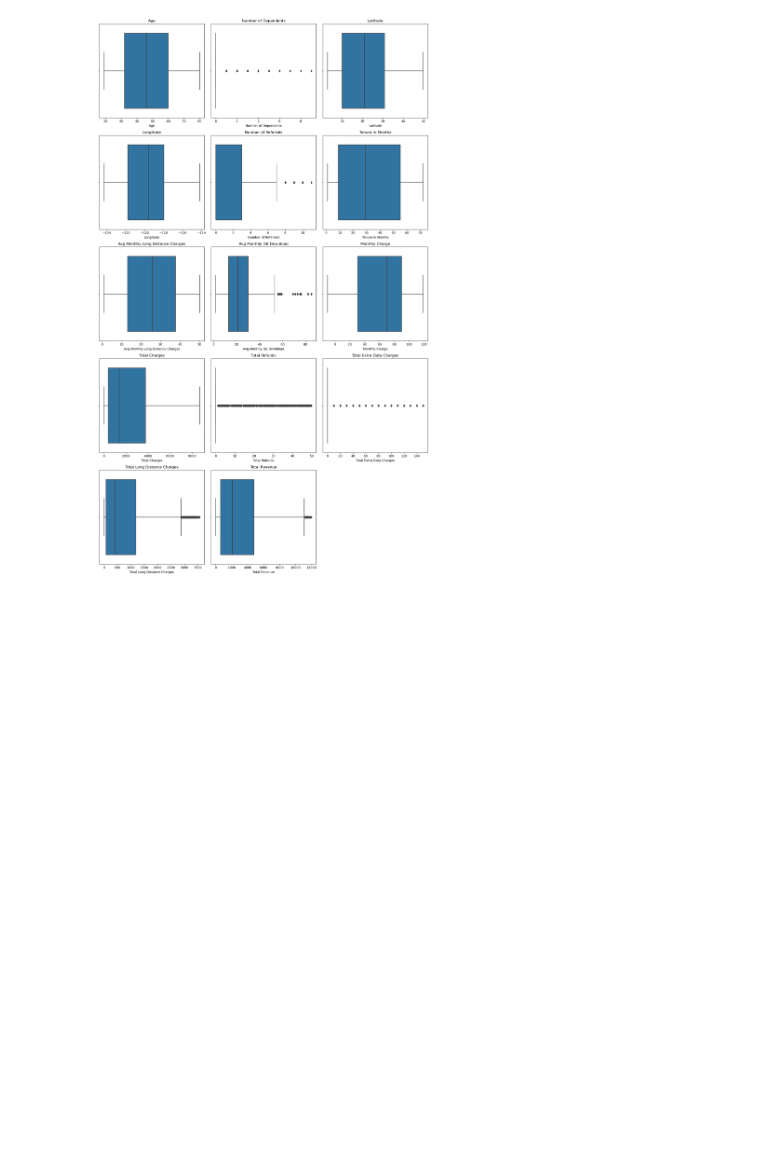
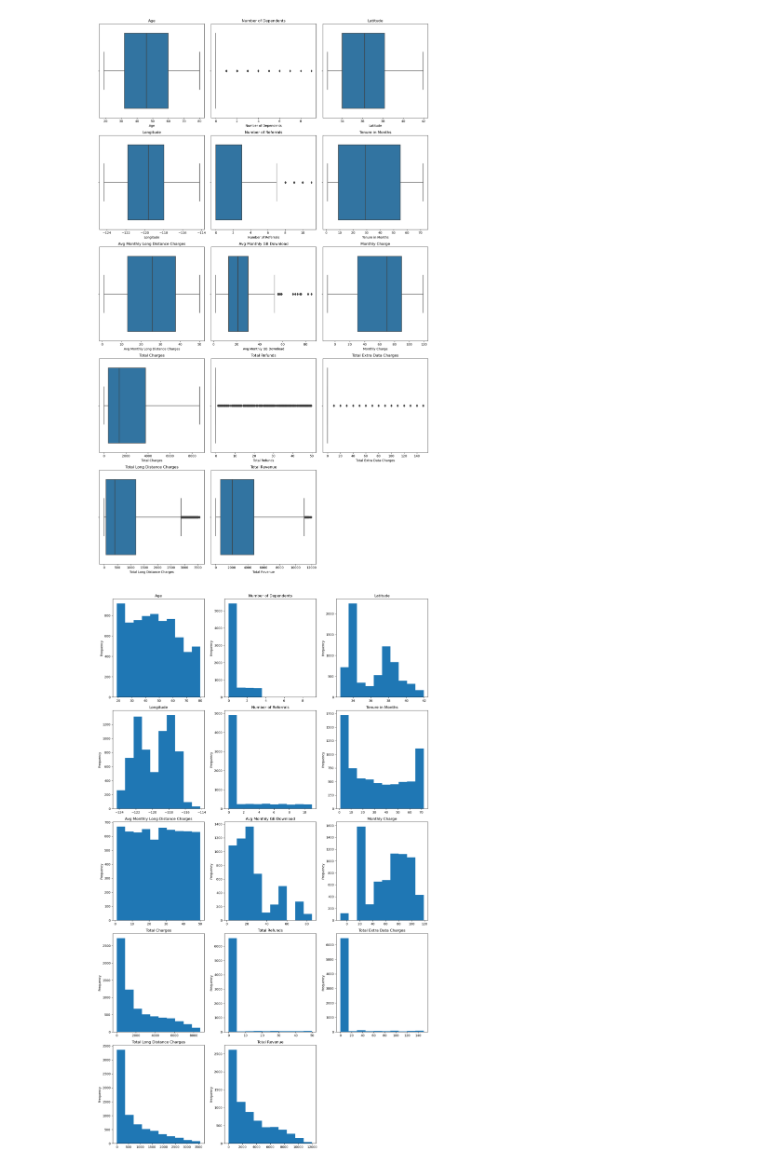
Before and after one commit to Sahilkhan-34/Exploratory_data_analysis_EDA, a Jupyter notebook: Telecom_Customer_Churn/Telecom_Customer_Churn_Prediction.ipynb, the cells around one changed output. Cells and saved outputs as stored; diff of their text form; code cells hidden in the pictures; blank space fills up the shorter version.

```diff
--- a/Telecom_Customer_Churn/Telecom_Customer_Churn_Prediction.ipynb
+++ b/Telecom_Customer_Churn/Telecom_Customer_Churn_Prediction.ipynb
@@ -209,27 +215,52 @@ plt.show()
 # %%
-# Get the names of all columns with data type 'int' or 'float'
-num_vars = df.select_dtypes(include=['int', 'float']).columns.tolist()
+# create a figure with subplot
 
-# Create a figure with subplots
-num_cols = len(num_vars)
-num_rows = (num_cols + 2) // 3
-fig, axs = plt.subplots(nrows=num_rows, ncols=3, figsize=(15, 5*num_rows))
+num_cols = len(numerical_cols)
+ncol = 3
+nrow = (num_cols + ncol) // ncol
+fig, axs = plt.subplots( nrows=nrow , ncols=ncol, figsize=(15,5*nrow))
 axs = axs.flatten()
 
-# Create a box plot for each numerical variable using Seaborn
-for i, var in enumerate(num_vars):
+# create Box plot for each numerical columns
+for i, var in enumerate(numerical_cols):
     sns.boxplot(x=df[var], ax=axs[i])
     axs[i].set_title(var)
 
-# Remove any extra empty subplots if needed
+# Removing extra columns
 if num_cols < len(axs):
     for i in range(num_cols, len(axs)):
         fig.delaxes(axs[i])
 
-# Adjust spacing between subplots
+# Adjust the spaceing between subplot
 fig.tight_layout()
 
 # Show plot
 plt.show()
 # %% [output]
 [figure]
+# %%
+# Create a figure with subplots
+num_cols = len(numerical_cols)
+ncol = 3
+nrow = (num_cols + ncol) // ncol
+fig, axs = plt.subplots(nrows=nrow, ncols=ncol, figsize=(15,5*nrow))
+axs = axs.flatten()
+
+# Create histogram for all numerical columns
+for i, var in enumerate(numerical_cols):
+    df[var].plot.hist(ax=axs[i])
+    #sns.histplot(data=df, x=var, ax=axs[i])
+    axs[i].set_title(var)
+
+# Remove Extra subplots
+if num_cols < len(axs):
+    for i in range(num_cols, len(axs)):
+        fig.delaxes(axs[i])
+
+# Adjust spacing between subplots
+fig.tight_layout()
+
+# Show Plot
+plt.show()
+# %% [output]
+[figure, added]
```
Also changed, not shown: parts of 2 cells of this notebook.
